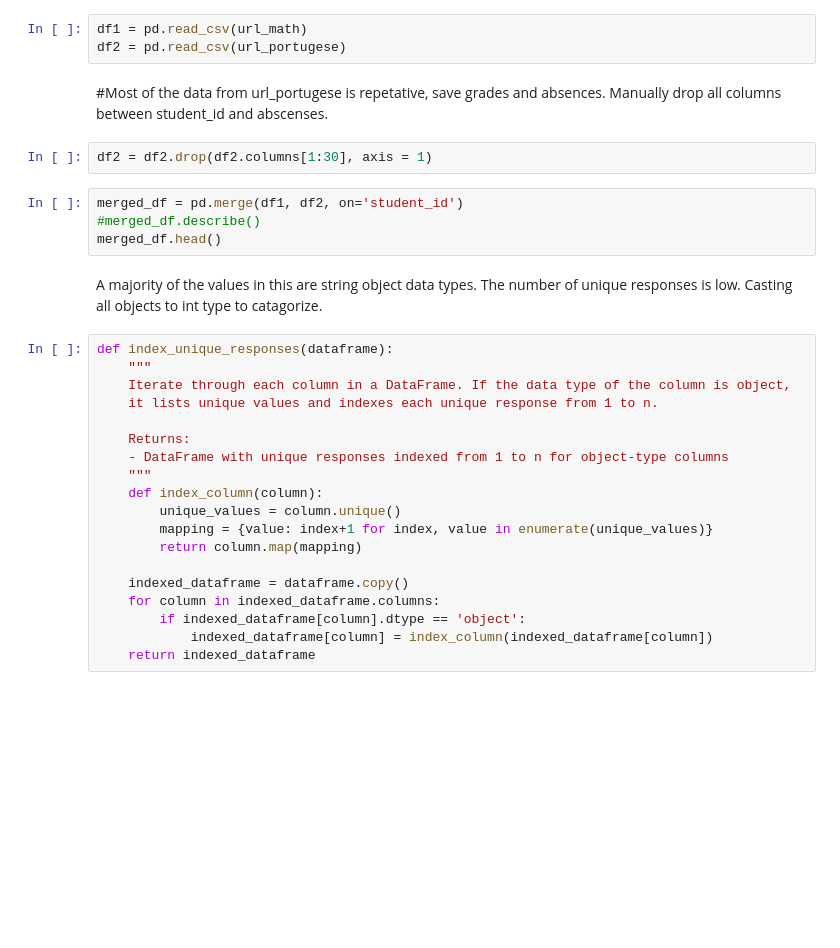
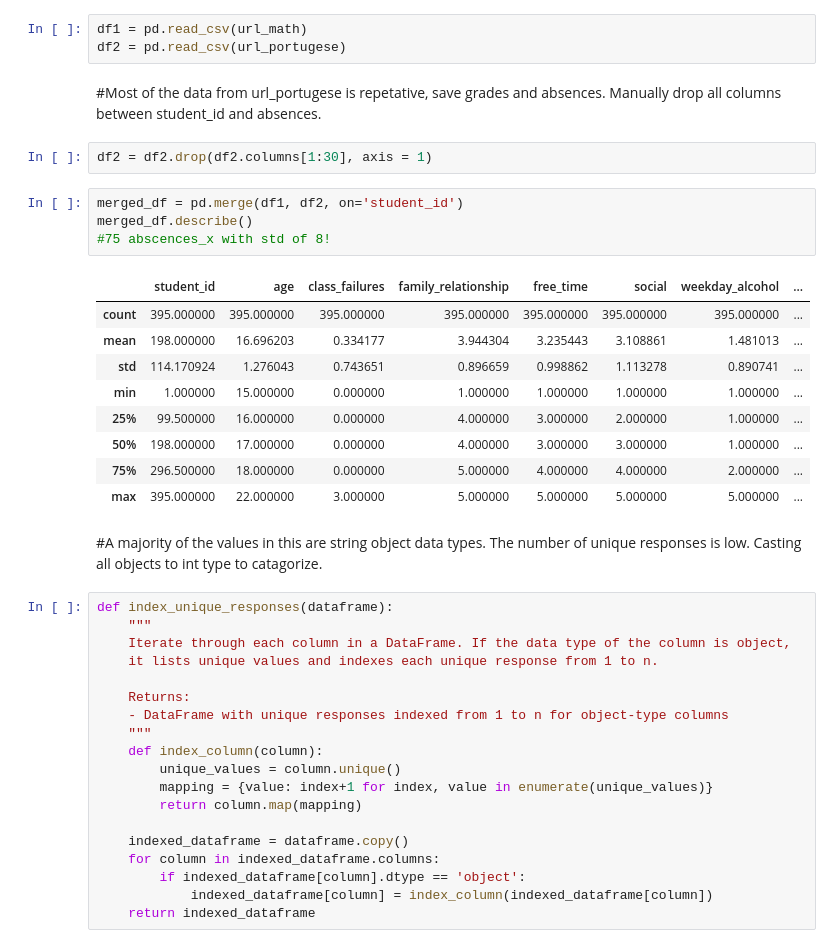
Before and after one commit to MEPritchard/EduPerformance, a Jupyter notebook: eduperformance.ipynb, the cells around one changed output. Saved outputs shown, nothing was run; the diff lists cells and outputs as text; blank space fills up the shorter version.

```diff
--- a/eduperformance.ipynb
+++ b/eduperformance.ipynb
@@ -15,15 +15,25 @@ url_portugese = "https://github.com/MEPritchard/EduPerformance/raw/main/student_
 df1 = pd.read_csv(url_math)
 df2 = pd.read_csv(url_portugese)
 # %% [markdown]
-#Most of the data from url_portugese is repetative, save grades and absences. Manually drop all columns between student_id and abscenses.
+#Most of the data from url_portugese is repetative, save grades and absences. Manually drop all columns between student_id and absences.
 # %%
 df2 = df2.drop(df2.columns[1:30], axis = 1)
 # %%
 merged_df = pd.merge(df1, df2, on='student_id')
-#merged_df.describe()
-merged_df.head()
+merged_df.describe()
+#75 abscences_x with std of 8!
+# %% [output]
+|  | student_id | age | class_failures | family_relationship | free_time | social | weekday_alcohol | ... |
+| count | 395.000000 | 395.000000 | 395.000000 | 395.000000 | 395.000000 | 395.000000 | 395.000000 | ... |
+| mean | 198.000000 | 16.696203 | 0.334177 | 3.944304 | 3.235443 | 3.108861 | 1.481013 | ... |
+| std | 114.170924 | 1.276043 | 0.743651 | 0.896659 | 0.998862 | 1.113278 | 0.890741 | ... |
+| min | 1.000000 | 15.000000 | 0.000000 | 1.000000 | 1.000000 | 1.000000 | 1.000000 | ... |
+| 25% | 99.500000 | 16.000000 | 0.000000 | 4.000000 | 3.000000 | 2.000000 | 1.000000 | ... |
+| 50% | 198.000000 | 17.000000 | 0.000000 | 4.000000 | 3.000000 | 3.000000 | 1.000000 | ... |
+| 75% | 296.500000 | 18.000000 | 0.000000 | 5.000000 | 4.000000 | 4.000000 | 2.000000 | ... |
+| max | 395.000000 | 22.000000 | 3.000000 | 5.000000 | 5.000000 | 5.000000 | 5.000000 | ... |
 # %% [markdown]
-A majority of the values in this are string object data types. The number of unique responses is low. Casting all objects to int type to catagorize.
+#A majority of the values in this are string object data types. The number of unique responses is low. Casting all objects to int type to catagorize.
 # %%
 def index_unique_responses(dataframe):
     """
```
Also changed, not shown: parts of 4 cells of this notebook.
